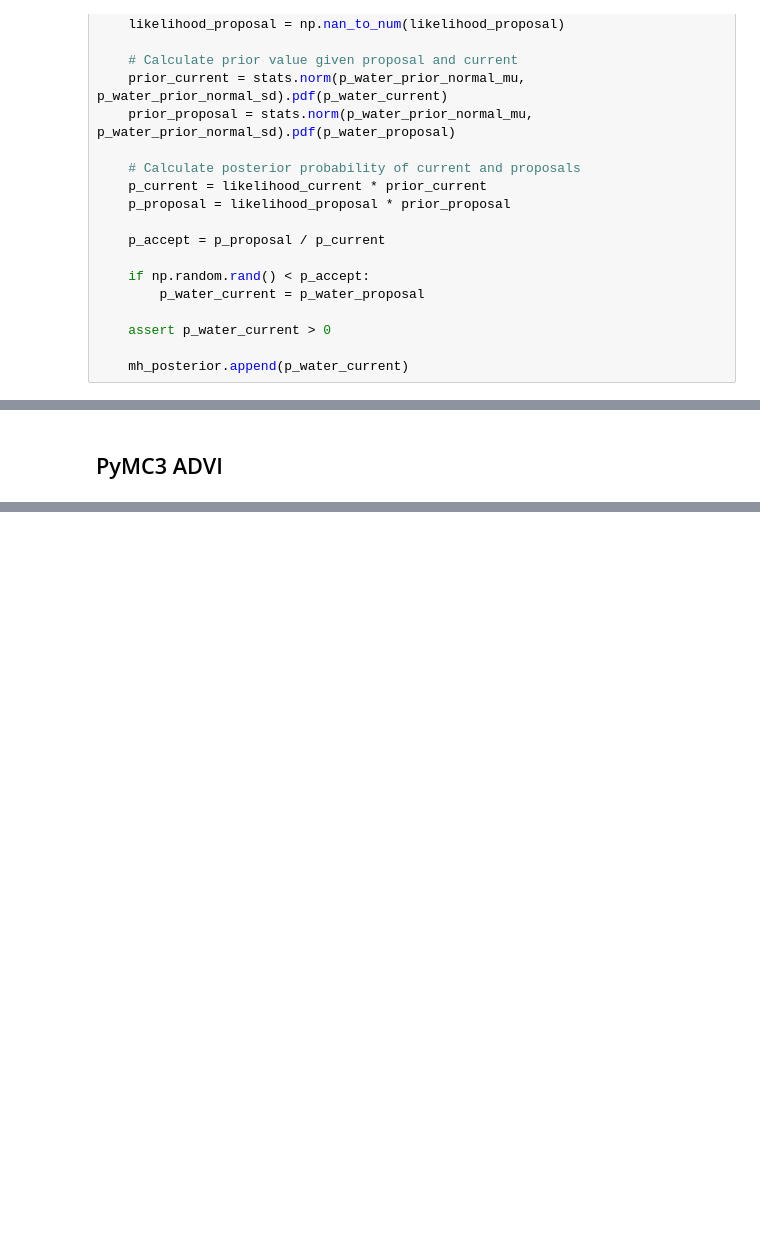
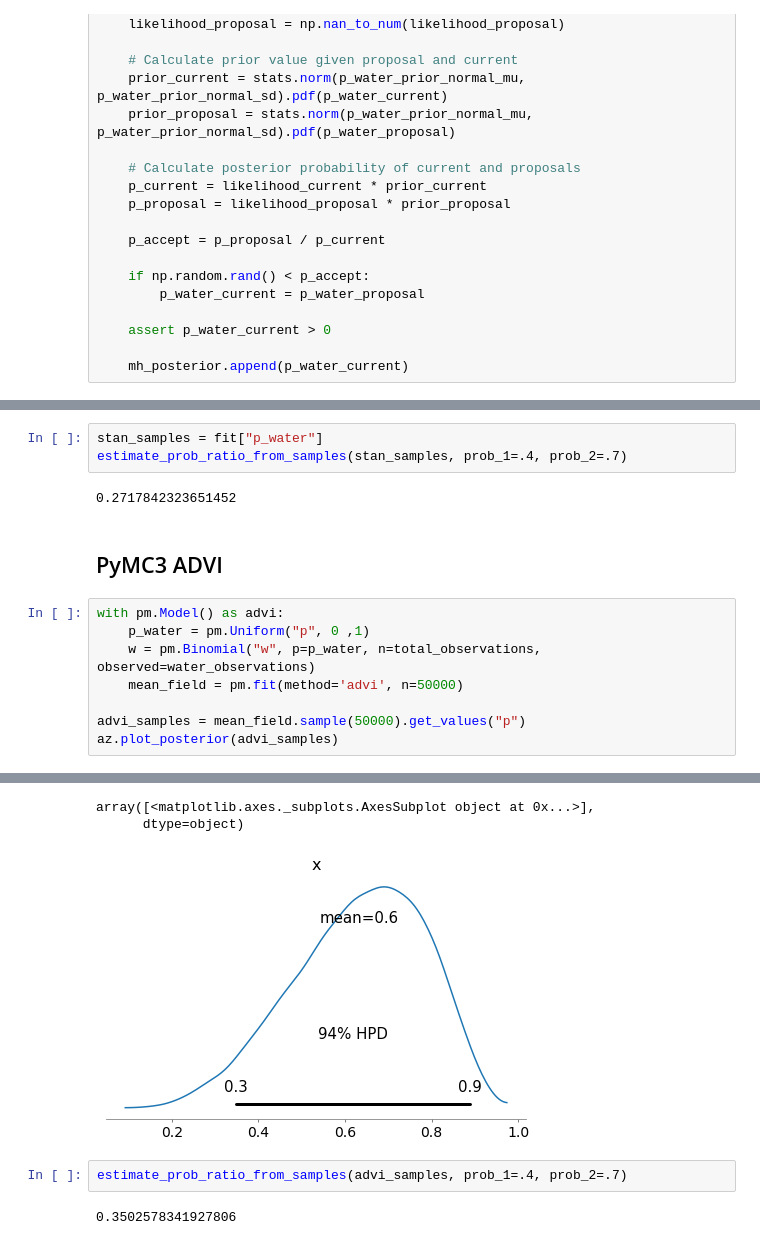
Before and after one commit to canyon289/ProbabilityResources, a Jupyter notebook: cheatsheets/Inference.ipynb, the cells around one changed output, grey strips where cells are left out. Drawn from its saved outputs; the diff is of its cells as text; blank space fills up the shorter version.

```diff
--- a/cheatsheets/Inference.ipynb
+++ b/cheatsheets/Inference.ipynb
@@ -226,2 +267,16 @@ array([<matplotlib.axes._subplots.AxesSubplot object at 0x...>],
+# %%
+stan_samples = fit["p_water"]
+estimate_prob_ratio_from_samples(stan_samples, prob_1=.4, prob_2=.7)
+# %% [output]
+0.2717842323651452
 # %% [markdown]
 ## PyMC3 ADVI
+# %%
+with pm.Model() as advi:
+    p_water = pm.Uniform("p", 0 ,1)
+    w = pm.Binomial("w", p=p_water, n=total_observations, observed=water_observations)
+    mean_field = pm.fit(method='advi', n=50000)
+
+advi_samples = mean_field.sample(50000).get_values("p")
+az.plot_posterior(advi_samples)
+# %% [output]
@@ -227,0 +285,7 @@ array([<matplotlib.axes._subplots.AxesSubplot object at 0x...>],
+array([<matplotlib.axes._subplots.AxesSubplot object at 0x...>],
+      dtype=object)
+[figure, added]
+# %%
+estimate_prob_ratio_from_samples(advi_samples, prob_1=.4, prob_2=.7)
+# %% [output]
+0.3502578341927806
```
Also changed, not shown: parts of 20 cells of this notebook.
